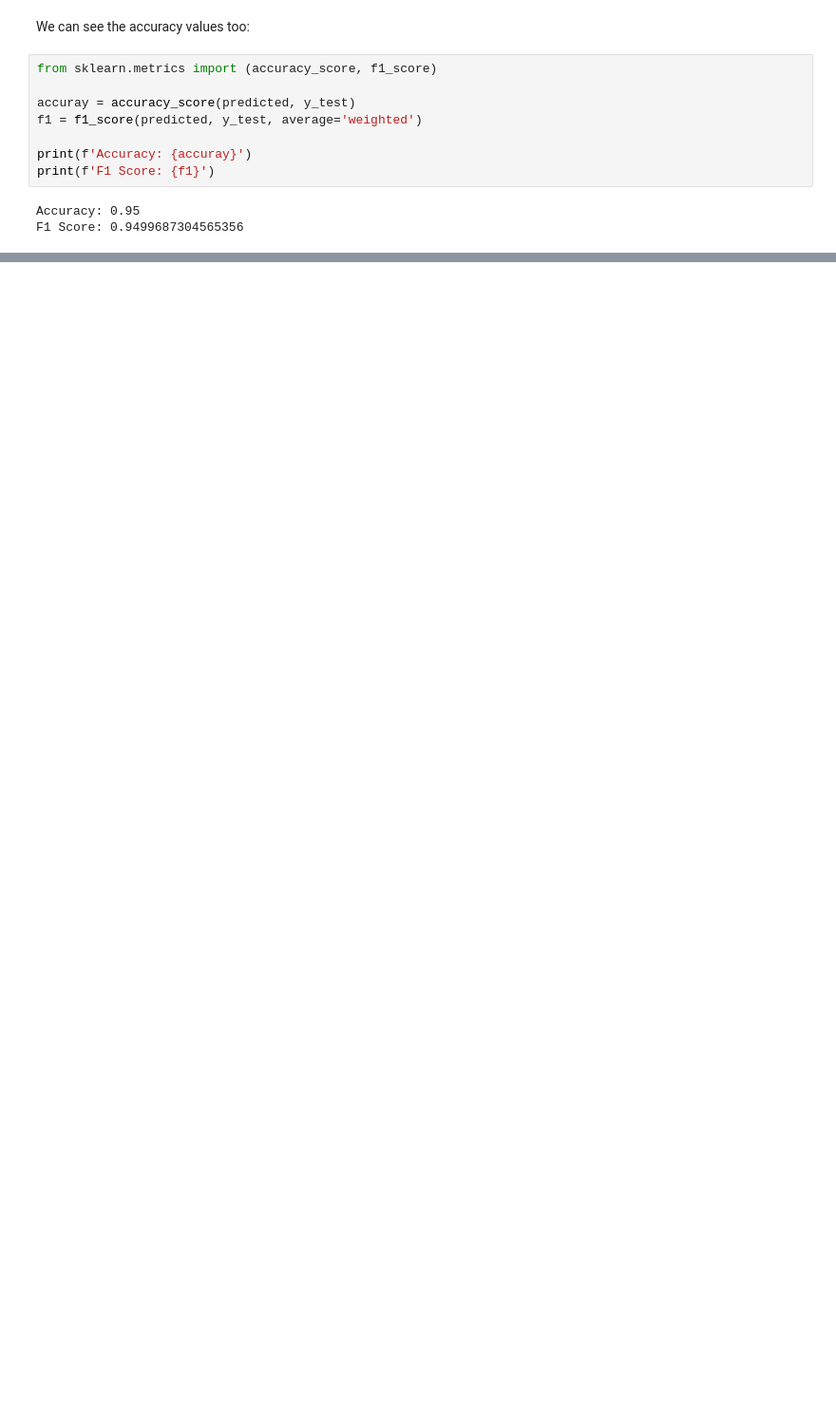
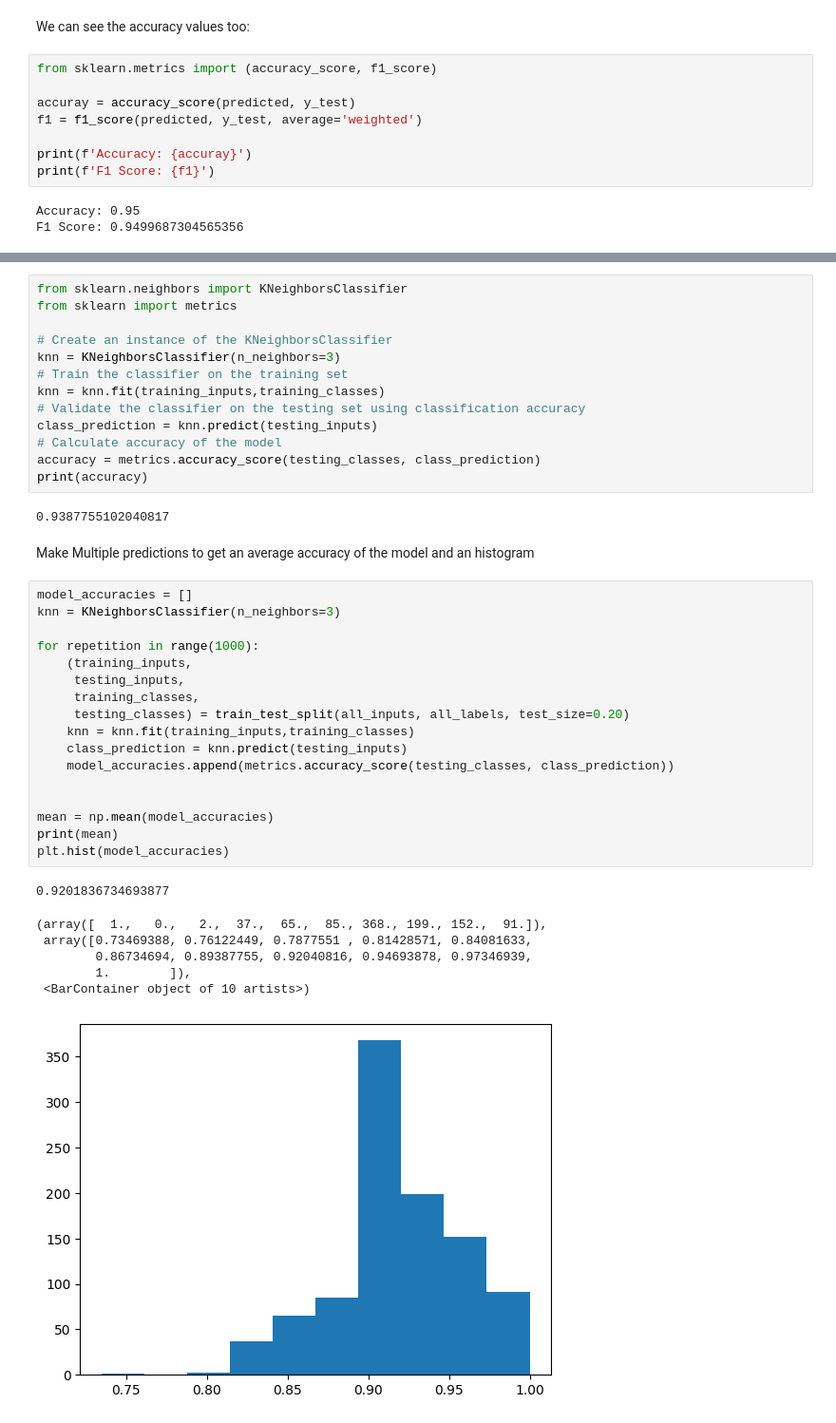
Before and after one commit to tommygomez25/IA, a Jupyter notebook: Projeto2/project.ipynb, the cells around one changed output, grey strips where cells are left out. Shown at 95% size. Saved outputs shown, nothing was run; the diff lists cells and outputs as text; blank space fills up the shorter version.

Commit message:
added k-nearest algorithm classification

```diff
--- a/Projeto2/project.ipynb
+++ b/Projeto2/project.ipynb
@@ -238,0 +260,42 @@ F1 Score: 0.9499687304565356
+# %%
+from sklearn.neighbors import KNeighborsClassifier
+from sklearn import metrics
+
+# Create an instance of the KNeighborsClassifier
+knn = KNeighborsClassifier(n_neighbors=3)
+# Train the classifier on the training set
+knn = knn.fit(training_inputs,training_classes)
+# Validate the classifier on the testing set using classification accuracy
+class_prediction = knn.predict(testing_inputs)
+# Calculate accuracy of the model
+accuracy = metrics.accuracy_score(testing_classes, class_prediction)
+print(accuracy)
+# %% [output]
+0.9387755102040817
+# %% [markdown]
+Make Multiple predictions to get an average accuracy of the model and an histogram
+# %%
+model_accuracies = []
+knn = KNeighborsClassifier(n_neighbors=3)
+
+for repetition in range(1000):
+    (training_inputs,
+     testing_inputs,
+     training_classes,
+     testing_classes) = train_test_split(all_inputs, all_labels, test_size=0.20)
+    knn = knn.fit(training_inputs,training_classes)
+    class_prediction = knn.predict(testing_inputs)
+    model_accuracies.append(metrics.accuracy_score(testing_classes, class_prediction))
+
+
+mean = np.mean(model_accuracies)
+print(mean)
+plt.hist(model_accuracies)
+# %% [output]
+0.9201836734693877
+(array([  1.,   0.,   2.,  37.,  65.,  85., 368., 199., 152.,  91.]),
+ array([0.73469388, 0.76122449, 0.7877551 , 0.81428571, 0.84081633,
+        0.86734694, 0.89387755, 0.92040816, 0.94693878, 0.97346939,
+        1.        ]),
+ <BarContainer object of 10 artists>)
+[figure, added]
```
Also changed, not shown: parts of 11 cells of this notebook, 1 other file.
